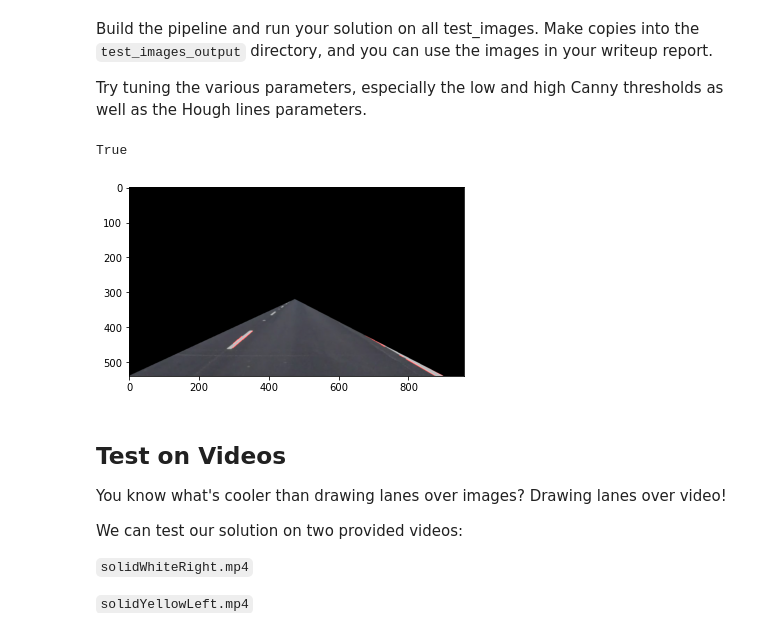
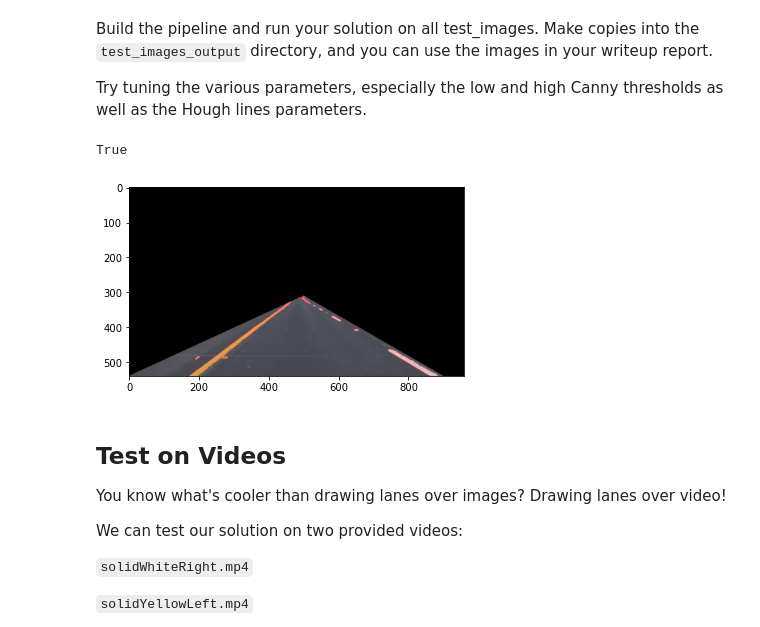
Before and after one commit to wolfgang-stefani/CarND-LaneLines-P1, a Jupyter notebook: P1.ipynb, the cells around one changed output. Drawn from its saved outputs; the diff is of its cells as text; code cells hidden in the pictures.

Commit message:
Test_images_processed

```diff
--- a/P1.ipynb
+++ b/P1.ipynb
@@ -200,47 +244,55 @@ Try tuning the various parameters, especially the low and high Canny thresholds
 # then save them to the test_images_output directory.
 
 # reading in an image
-image = mpimg.imread('test_images/solidWhiteCurve.jpg')
+image = mpimg.imread('test_images/whiteCarLaneSwitch.jpg')
 
 # grayscale image
 gray = grayscale(image)
 
 # blur the image with Gaussian Blur to enhance the result
 # select a kernel size (second parameter). Must be an odd number (3, 5, 7...).
 # Note: this step is optional as cv2.Canny() applies a 5x5 Gaussian internally
 blur_gray = gaussian_blur(gray, 3)
 
-# canny-edge
-masked_edges = canny(blur_gray, 80, 200)
+# Define the parameters for Canny and apply
+low_threshold = 80
+high_threshold = 220
+masked_edges = canny(blur_gray, low_threshold, high_threshold)
 
 # Now we have a grayscaled, blurred, canny-edged image
 
-# houghline
-line_image = hough_lines(masked_edges, 1, np.pi/180, 1, 10, 1) # a blank image (all black) with lines drawn on it.
+# Define the Hough transform parameters and apply
+rho = 1 # units of pixels
+theta = np.pi/180 # units of radians
+threshold = 1 # minimum number of intersections a candidate line needs to have to make it into the output
+min_line_len = 5 # minimum length of a line (in pixels) that you will accept in the output
+max_line_gap = 5 # maximum distance (in pixels) between segments that you will allow to be connected into a single line
+
+line_image = hough_lines(masked_edges, rho, theta, threshold, min_line_len, max_line_gap) # a blank image (all black) with lines drawn on it.
 
 # combine the line_image with the initial image
 # The result image is computed as follows: initial_img * α + img * β + γ; NOTE: initial_img and img must be the same shape!
 combo = weighted_img(line_image, image, α=0.8, β=1., γ=0.)
 
 # Select a region of interest
 # the origin (x=0, y=0) is in the upper left
 left_bottom = np.array([0, 539])
 right_bottom = np.array([900, 539])
-apex = np.array([475, 320])
+apex = np.array([500, 310])
 vertices = np.array([left_bottom, right_bottom, apex])
 masked_image = region_of_interest(combo, [vertices]) # vertices ist in square brackets, weil
                                                        # es (s. helper functions oben) übergeben wird an
                                                        # cv2.fillPoly(img, pts, color) als pts und pts als array von polygons (arrays) an points definiert ist.
                                                        # Die points selbst sind zu allem Überfluss auch arrays.
                                                        # pts = [[[0 539][900 539][475 320]]]
 
 plt.imshow(masked_image)
 
 # save processed image into the test_images_output directory
-cv2.imwrite("test_images_output/test.jpg", masked_image)
+cv2.imwrite("test_images_output/whiteCarLaneSwitch_processed.jpg", masked_image)
 # %% [output]
 True
-[figure, old version]
+[figure, new version]
 # %% [markdown]
 ## Test on Videos
 
```
Also changed, not shown: parts of 7 cells of this notebook, 9 other files.
